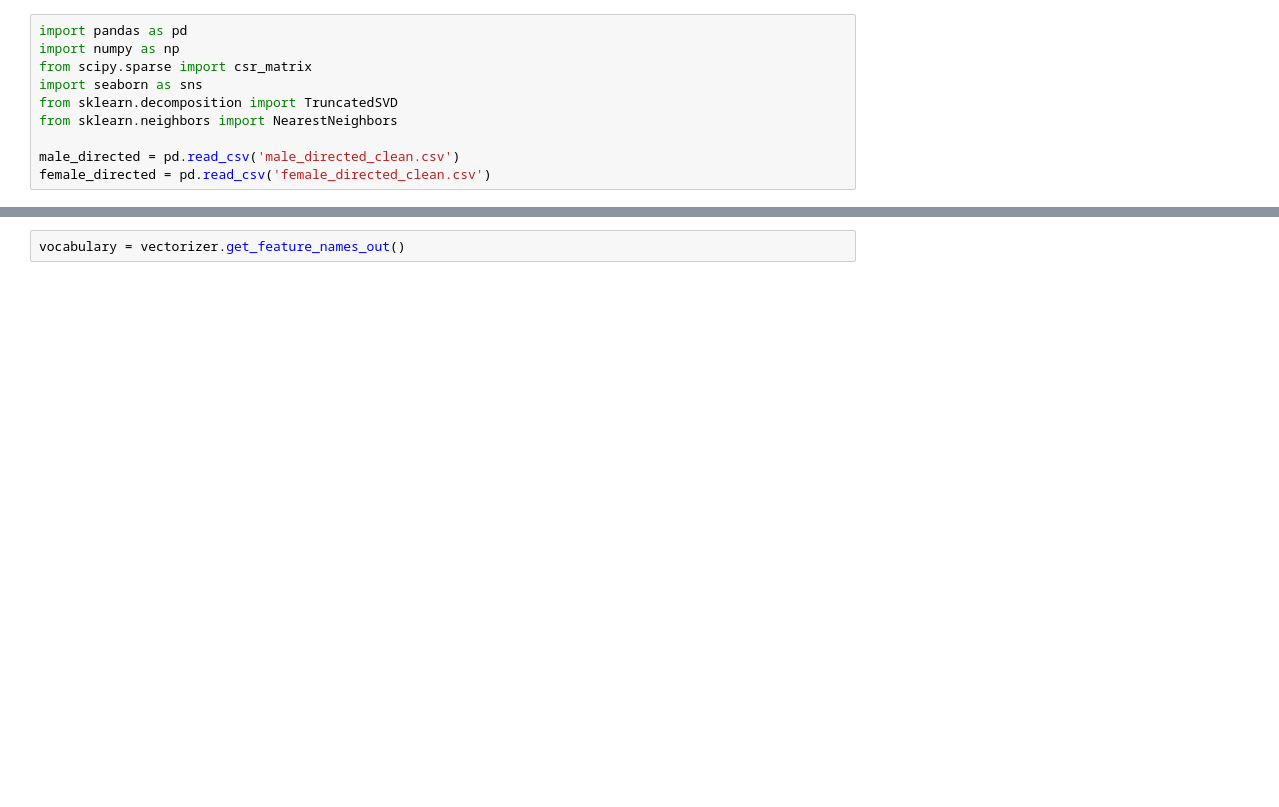
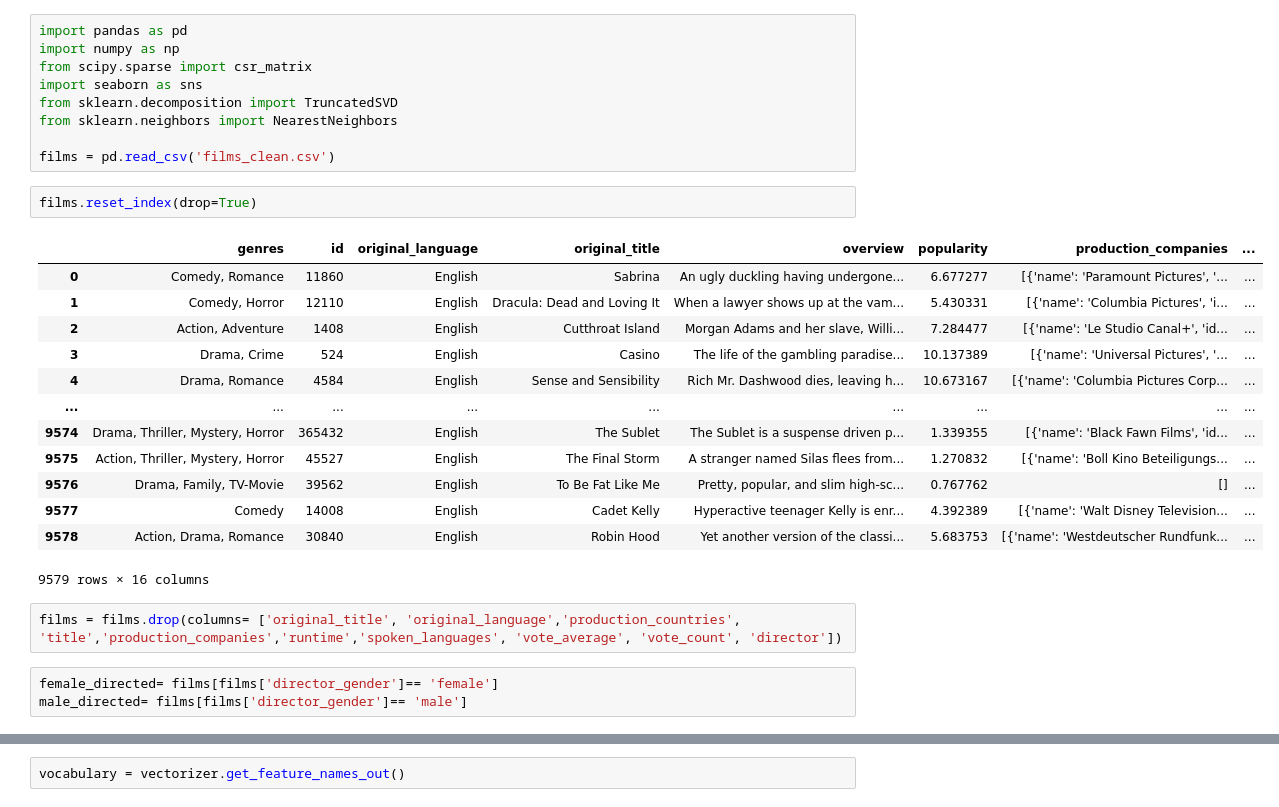
Before and after one commit to moldypeaches/DAFT_0410, a Jupyter notebook: module_3/Project_week_8/ML_Part1.ipynb, the cells around one changed output, grey strips where cells are left out. Cells and saved outputs as stored; diff of their text form; blank space fills up the shorter version.

```diff
--- a/module_3/Project_week_8/ML_Part1.ipynb
+++ b/module_3/Project_week_8/ML_Part1.ipynb
@@ -6,5 +6,25 @@ import seaborn as sns
 from sklearn.decomposition import TruncatedSVD
 from sklearn.neighbors import NearestNeighbors
 
-male_directed = pd.read_csv('male_directed_clean.csv')
-female_directed = pd.read_csv('female_directed_clean.csv')
+films = pd.read_csv('films_clean.csv')
+# %%
+films.reset_index(drop=True)
+# %% [output]
+|  | genres | id | original_language | original_title | overview | popularity | production_companies | ... |
+| 0 | Comedy, Romance | 11860 | English | Sabrina | An ugly duckling having undergone... | 6.677277 | [{'name': 'Paramount Pictures', '... | ... |
+| 1 | Comedy, Horror | 12110 | English | Dracula: Dead and Loving It | When a lawyer shows up at the vam... | 5.430331 | [{'name': 'Columbia Pictures', 'i... | ... |
+| 2 | Action, Adventure | 1408 | English | Cutthroat Island | Morgan Adams and her slave, Willi... | 7.284477 | [{'name': 'Le Studio Canal+', 'id... | ... |
+| 3 | Drama, Crime | 524 | English | Casino | The life of the gambling paradise... | 10.137389 | [{'name': 'Universal Pictures', '... | ... |
+| 4 | Drama, Romance | 4584 | English | Sense and Sensibility | Rich Mr. Dashwood dies, leaving h... | 10.673167 | [{'name': 'Columbia Pictures Corp... | ... |
+| ... | ... | ... | ... | ... | ... | ... | ... | ... |
+| 9574 | Drama, Thriller, Mystery, Horror | 365432 | English | The Sublet | The Sublet is a suspense driven p... | 1.339355 | [{'name': 'Black Fawn Films', 'id... | ... |
+| 9575 | Action, Thriller, Mystery, Horror | 45527 | English | The Final Storm | A stranger named Silas flees from... | 1.270832 | [{'name': 'Boll Kino Beteiligungs... | ... |
+| 9576 | Drama, Family, TV-Movie | 39562 | English | To Be Fat Like Me | Pretty, popular, and slim high-sc... | 0.767762 | [] | ... |
+| 9577 | Comedy | 14008 | English | Cadet Kelly | Hyperactive teenager Kelly is enr... | 4.392389 | [{'name': 'Walt Disney Television... | ... |
+| 9578 | Action, Drama, Romance | 30840 | English | Robin Hood | Yet another version of the classi... | 5.683753 | [{'name': 'Westdeutscher Rundfunk... | ... |
+9579 rows × 16 columns
+# %%
+films = films.drop(columns= ['original_title', 'original_language','production_countries', 'title','production_companies','runtime','spoken_languages', 'vote_average', 'vote_count', 'director'])
+# %%
+female_directed= films[films['director_gender']== 'female']
+male_directed= films[films['director_gender']== 'male']
```
Also changed, not shown: parts of 47 cells of this notebook.
